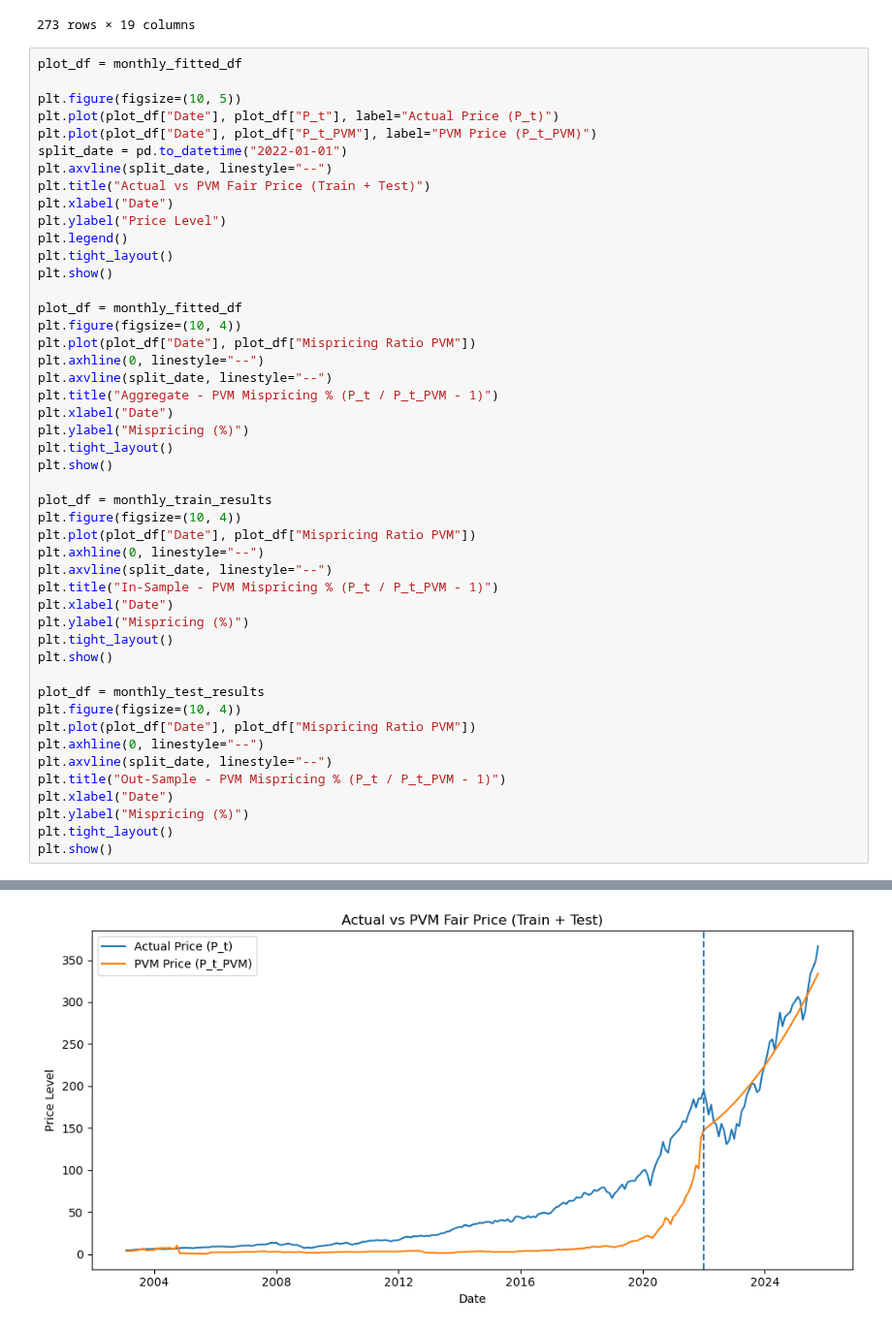
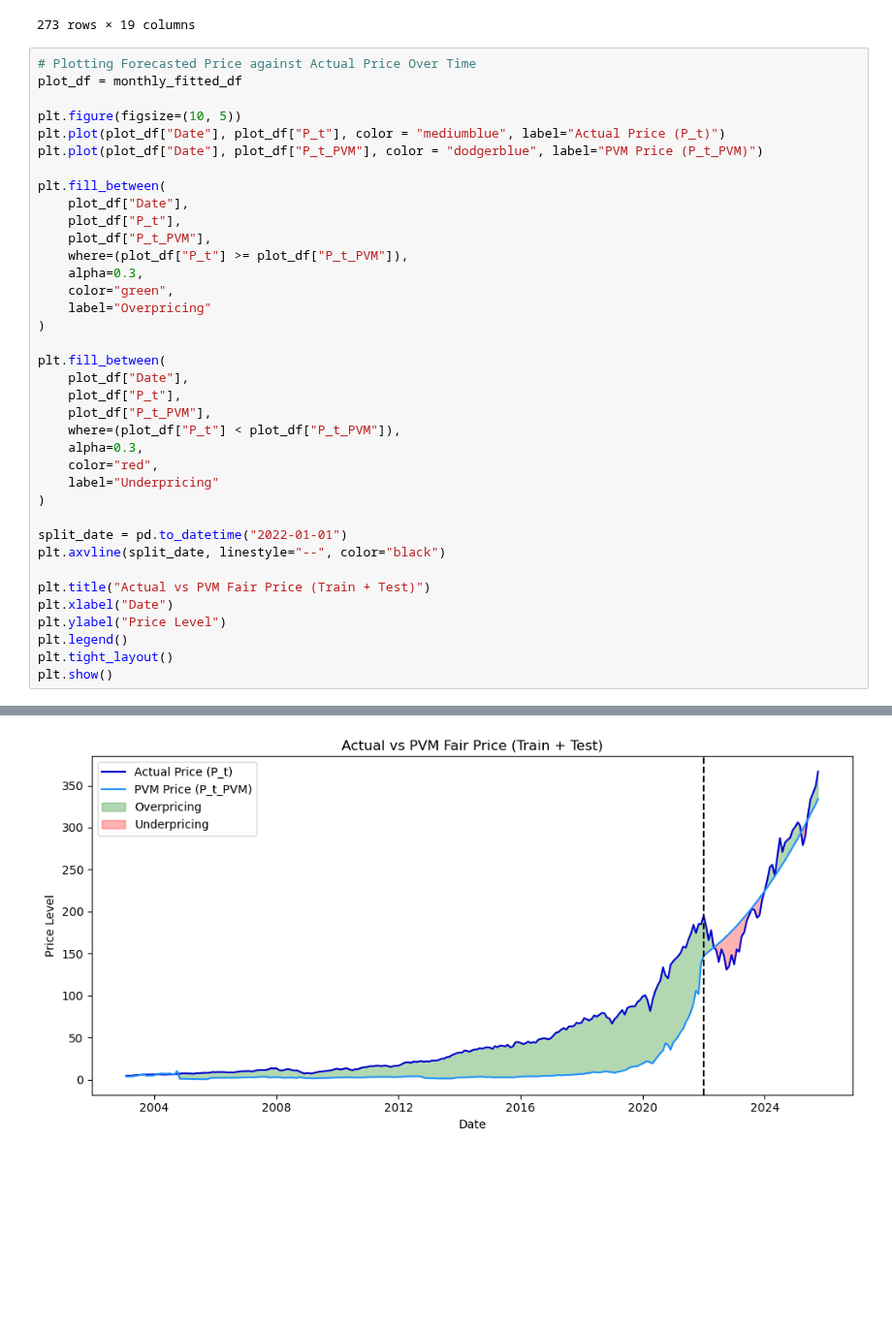
Before and after one commit to EliaLand/Martingale_FVM_AssetPricing, a Jupyter notebook: Part 2/main_FVM_upgraded.ipynb, the cells around one changed output, grey strips where cells are left out. Shown at 97% size. Drawn from its saved outputs; the diff is of its cells as text; blank space fills up the shorter version.

Commit message:
update graphs

```diff
--- a/Part 2/main_FVM_upgraded.ipynb
+++ b/Part 2/main_FVM_upgraded.ipynb
@@ -416,50 +416,40 @@ monthly_fitted_df
 | 272 | 2025-10-01 | 366.551887 | 5.904140 | 2.101338 | 0.742574 | 4.17 | 1.427916 | 0.028322 | -1.372861 | -0.090783 | -5.161566 | ... |
 273 rows × 19 columns
 # %%
+# Plotting Forecasted Price against Actual Price Over Time
 plot_df = monthly_fitted_df
 
 plt.figure(figsize=(10, 5))
-plt.plot(plot_df["Date"], plot_df["P_t"], label="Actual Price (P_t)")
-plt.plot(plot_df["Date"], plot_df["P_t_PVM"], label="PVM Price (P_t_PVM)")
+plt.plot(plot_df["Date"], plot_df["P_t"], color = "mediumblue", label="Actual Price (P_t)")
+plt.plot(plot_df["Date"], plot_df["P_t_PVM"], color = "dodgerblue", label="PVM Price (P_t_PVM)")
+
+plt.fill_between(
+    plot_df["Date"],
+    plot_df["P_t"],
+    plot_df["P_t_PVM"],
+    where=(plot_df["P_t"] >= plot_df["P_t_PVM"]),
+    alpha=0.3,
+    color="green",
+    label="Overpricing"
+)
+
+plt.fill_between(
+    plot_df["Date"],
+    plot_df["P_t"],
+    plot_df["P_t_PVM"],
+    where=(plot_df["P_t"] < plot_df["P_t_PVM"]),
+    alpha=0.3,
+    color="red",
+    label="Underpricing"
+)
+
 split_date = pd.to_datetime("2022-01-01")
-plt.axvline(split_date, linestyle="--")
+plt.axvline(split_date, linestyle="--", color="black")
+
 plt.title("Actual vs PVM Fair Price (Train + Test)")
 plt.xlabel("Date")
 plt.ylabel("Price Level")
 plt.legend()
 plt.tight_layout()
 plt.show()
-
-plot_df = monthly_fitted_df
-plt.figure(figsize=(10, 4))
-plt.plot(plot_df["Date"], plot_df["Mispricing Ratio PVM"])
-plt.axhline(0, linestyle="--")
-plt.axvline(split_date, linestyle="--")
-plt.title("Aggregate - PVM Mispricing % (P_t / P_t_PVM - 1)")
-plt.xlabel("Date")
-plt.ylabel("Mispricing (%)")
-plt.tight_layout()
-plt.show()
-
-plot_df = monthly_train_results
-plt.figure(figsize=(10, 4))
-plt.plot(plot_df["Date"], plot_df["Mispricing Ratio PVM"])
-plt.axhline(0, linestyle="--")
-plt.axvline(split_date, linestyle="--")
-plt.title("In-Sample - PVM Mispricing % (P_t / P_t_PVM - 1)")
-plt.xlabel("Date")
-plt.ylabel("Mispricing (%)")
-plt.tight_layout()
-plt.show()
-
-plot_df = monthly_test_results
-plt.figure(figsize=(10, 4))
-plt.plot(plot_df["Date"], plot_df["Mispricing Ratio PVM"])
-plt.axhline(0, linestyle="--")
-plt.axvline(split_date, linestyle="--")
-plt.title("Out-Sample - PVM Mispricing % (P_t / P_t_PVM - 1)")
-plt.xlabel("Date")
-plt.ylabel("Mispricing (%)")
-plt.tight_layout()
-plt.show()
 # %% [output]
@@ -467 +456 @@ The history saving thread hit an unexpected error (OperationalError('database or
-[figure, old version]
+[figure, new version]
```
Also changed, not shown: parts of 3 cells of this notebook.
